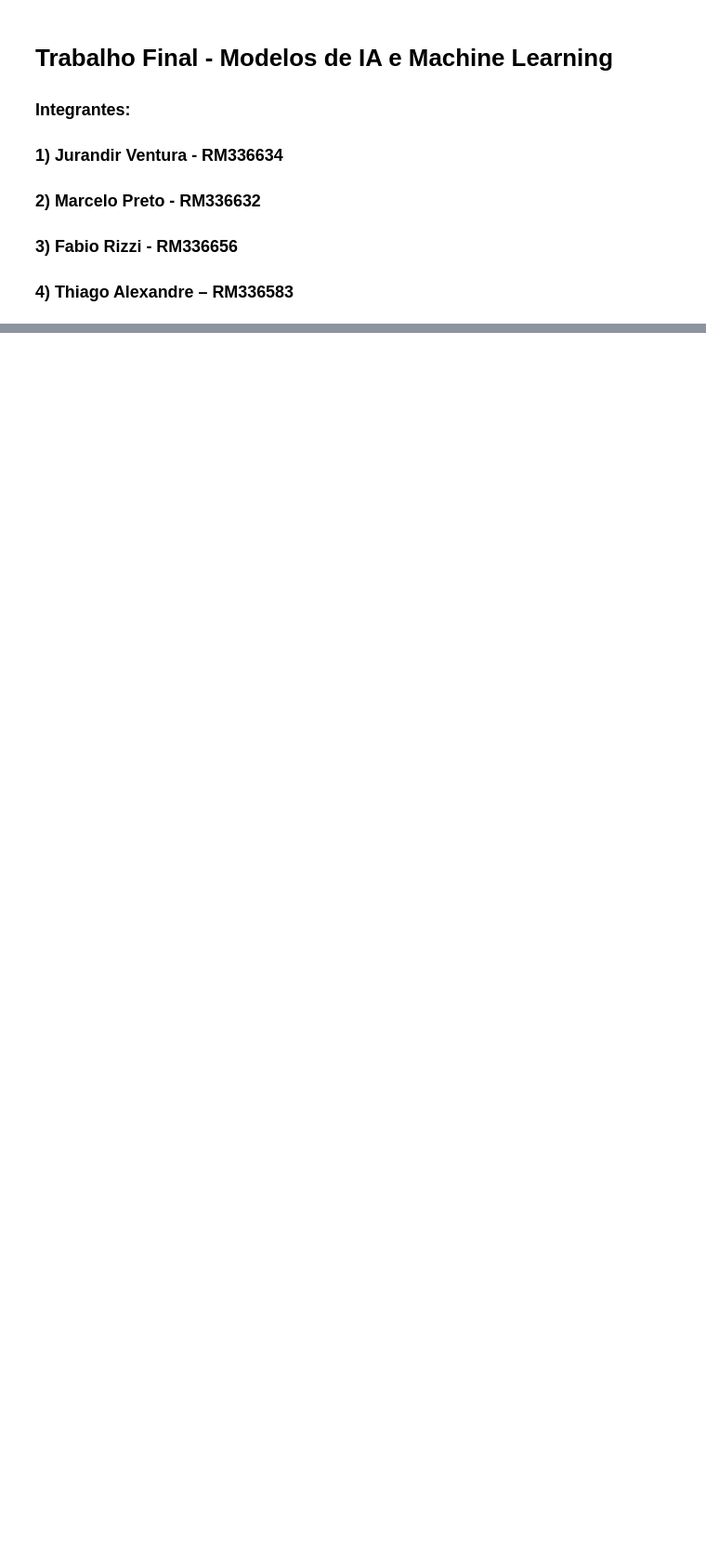
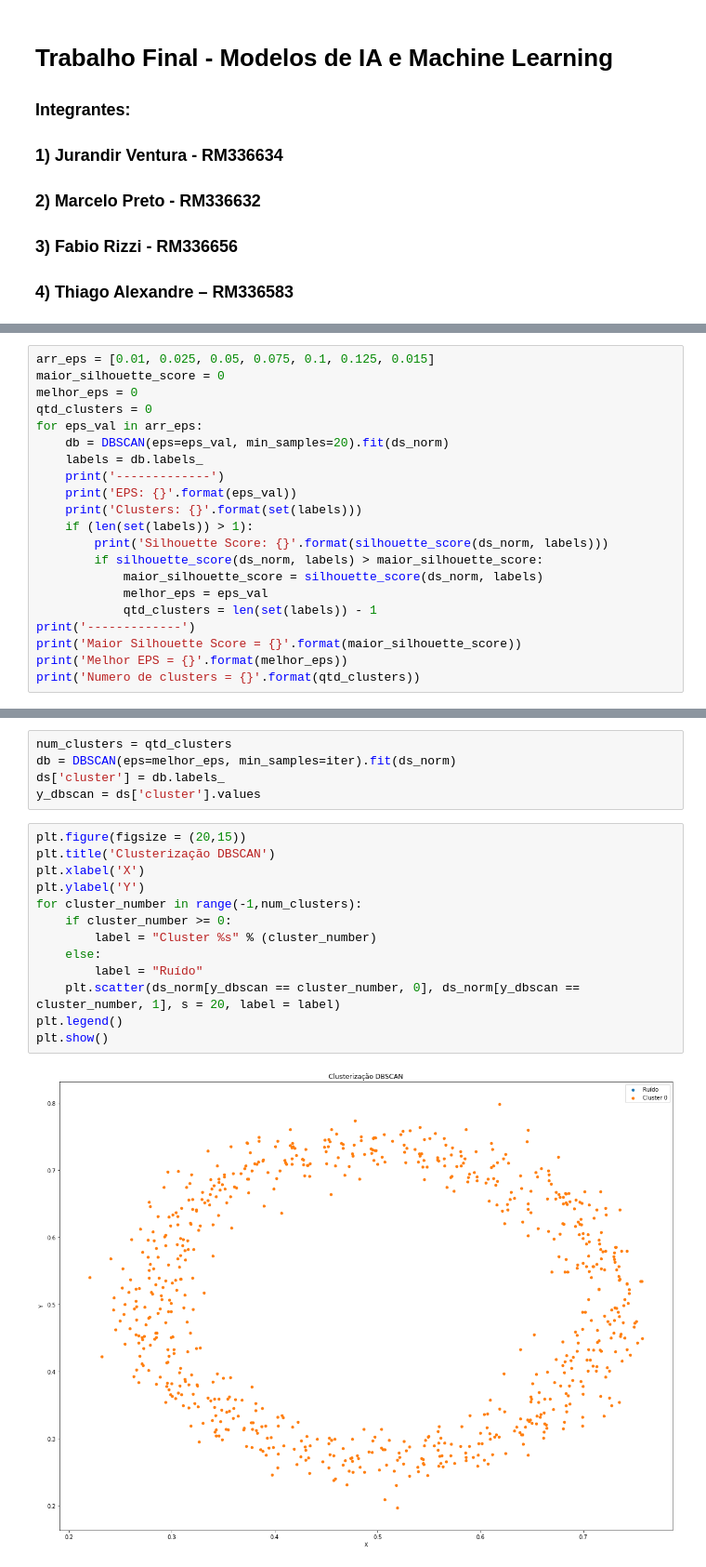
Before and after one commit to JV-cloud/modelos_de_ia_e_ml, a Jupyter notebook: 2.2.ipynb, the cells around one changed output, grey strips where cells are left out. Shown at 93% size. Saved outputs shown, nothing was run; the diff lists cells and outputs as text; blank space fills up the shorter version.

```diff
--- a/2.2.ipynb
+++ b/2.2.ipynb
@@ -32,0 +123,21 @@ dataset.head()
+# %%
+arr_eps = [0.01, 0.025, 0.05, 0.075, 0.1, 0.125, 0.015]
+maior_silhouette_score = 0
+melhor_eps = 0
+qtd_clusters = 0
+for eps_val in arr_eps:
+    db = DBSCAN(eps=eps_val, min_samples=20).fit(ds_norm)
+    labels = db.labels_
+    print('-------------')
+    print('EPS: {}'.format(eps_val))
+    print('Clusters: {}'.format(set(labels)))
+    if (len(set(labels)) > 1):
+        print('Silhouette Score: {}'.format(silhouette_score(ds_norm, labels)))
+        if silhouette_score(ds_norm, labels) > maior_silhouette_score:
+            maior_silhouette_score = silhouette_score(ds_norm, labels)
+            melhor_eps = eps_val
+            qtd_clusters = len(set(labels)) - 1
+print('-------------')
+print('Maior Silhouette Score = {}'.format(maior_silhouette_score))
+print('Melhor EPS = {}'.format(melhor_eps))
+print('Numero de clusters = {}'.format(qtd_clusters))
@@ -32,0 +162,20 @@ dataset.head()
+# %%
+num_clusters = qtd_clusters
+db = DBSCAN(eps=melhor_eps, min_samples=iter).fit(ds_norm)
+ds['cluster'] = db.labels_
+y_dbscan = ds['cluster'].values
+# %%
+plt.figure(figsize = (20,15))
+plt.title('Clusterização DBSCAN')
+plt.xlabel('X')
+plt.ylabel('Y')
+for cluster_number in range(-1,num_clusters):
+    if cluster_number >= 0:
+        label = "Cluster %s" % (cluster_number)
+    else:
+        label = "Ruído"
+    plt.scatter(ds_norm[y_dbscan == cluster_number, 0], ds_norm[y_dbscan == cluster_number, 1], s = 20, label = label)
+plt.legend()
+plt.show()
+# %% [output]
+[figure, added]
```
Also changed, not shown: parts of 20 cells of this notebook.
